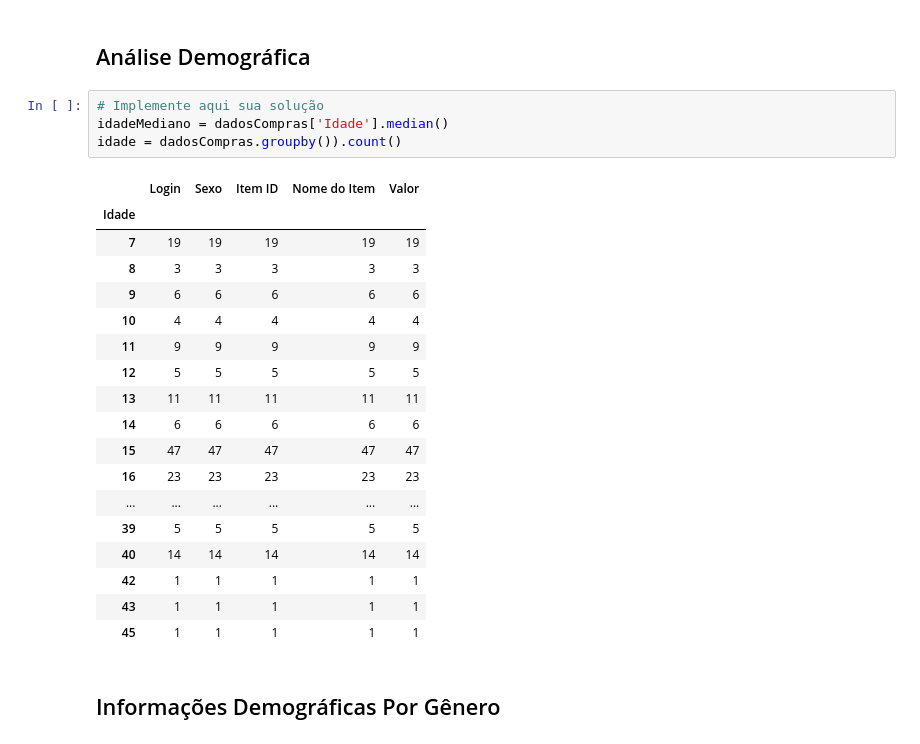
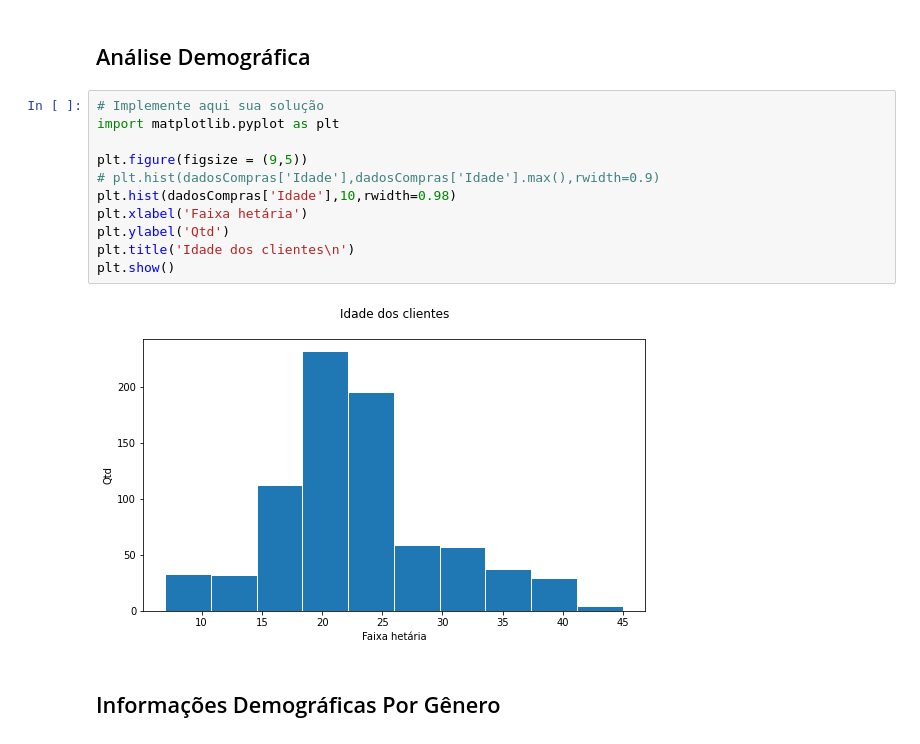
Before and after one commit to fabiodm7/dsaPythonFundamentos, a Jupyter notebook: Cap07/DesafioDSA/Missao5/missao5.ipynb, the cells around one changed output. Cells and saved outputs as stored; diff of their text form.

```diff
--- a/Cap07/DesafioDSA/Missao5/missao5.ipynb
+++ b/Cap07/DesafioDSA/Missao5/missao5.ipynb
@@ -130,29 +130,19 @@ Foram comprados 183 itens do catálogo, com valor mediano de R$ 2.88 por item e
 Ao todo, foram realizadas 780 compras que totalizam R$ 2286.33.
 # %% [markdown]
 ## Análise Demográfica
-# %%
-# Implemente aqui sua solução
-idadeMediano = dadosCompras['Idade'].median()
-idade = dadosCompras.groupby()).count()
-# %% [output]
-|  | Login | Sexo | Item ID | Nome do Item | Valor |
-| Idade |  |  |  |  |  |
-| 7 | 19 | 19 | 19 | 19 | 19 |
-| 8 | 3 | 3 | 3 | 3 | 3 |
-| 9 | 6 | 6 | 6 | 6 | 6 |
-| 10 | 4 | 4 | 4 | 4 | 4 |
-| 11 | 9 | 9 | 9 | 9 | 9 |
-| 12 | 5 | 5 | 5 | 5 | 5 |
-| 13 | 11 | 11 | 11 | 11 | 11 |
-| 14 | 6 | 6 | 6 | 6 | 6 |
-| 15 | 47 | 47 | 47 | 47 | 47 |
-| 16 | 23 | 23 | 23 | 23 | 23 |
-| ... | ... | ... | ... | ... | ... |
-| 39 | 5 | 5 | 5 | 5 | 5 |
-| 40 | 14 | 14 | 14 | 14 | 14 |
-| 42 | 1 | 1 | 1 | 1 | 1 |
-| 43 | 1 | 1 | 1 | 1 | 1 |
-| 45 | 1 | 1 | 1 | 1 | 1 |
+# %%
+# Implemente aqui sua solução
+import matplotlib.pyplot as plt
+
+plt.figure(figsize = (9,5))
+# plt.hist(dadosCompras['Idade'],dadosCompras['Idade'].max(),rwidth=0.9)
+plt.hist(dadosCompras['Idade'],10,rwidth=0.98)
+plt.xlabel('Faixa hetária')
+plt.ylabel('Qtd')
+plt.title('Idade dos clientes\n')
+plt.show()
+# %% [output]
+[figure, added]
 # %% [markdown]
 ## Informações Demográficas Por Gênero
 # %%
```
Also changed, not shown: parts of 10 cells of this notebook.
